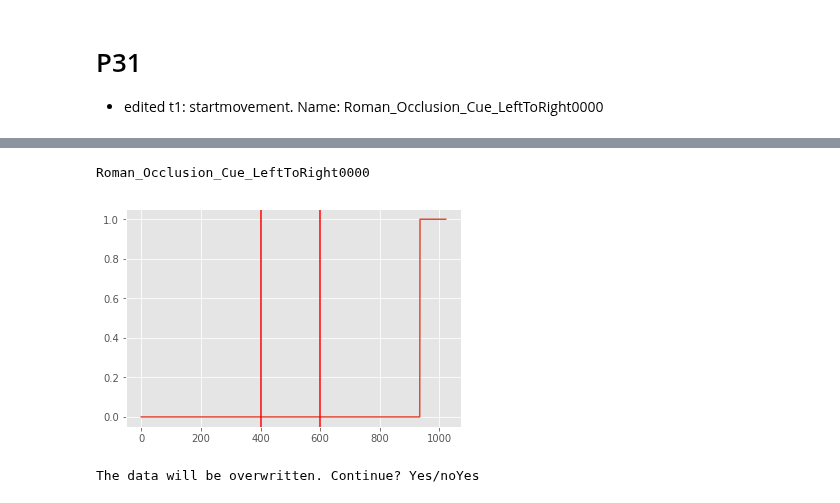
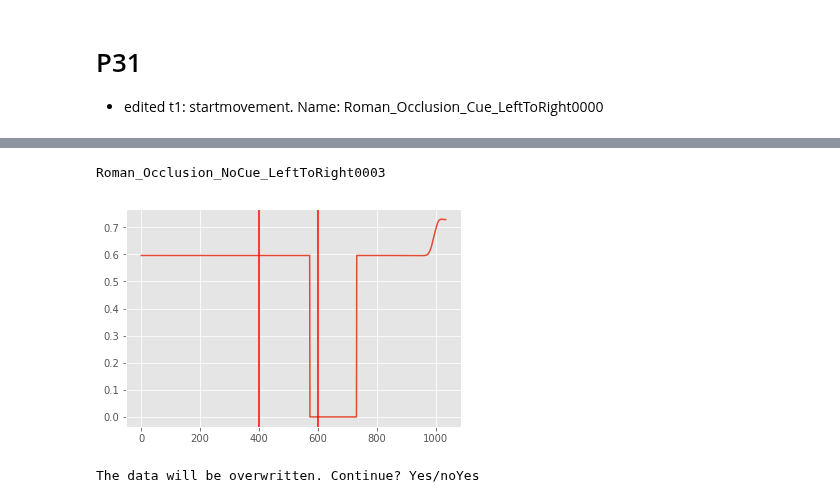
Before and after one commit to Roman-Belenya/perception_and_action, a Jupyter notebook: processing.ipynb, the cells around one changed output, grey strips where cells are left out. Cells and saved outputs as stored; diff of their text form; code cells hidden in the pictures.

```diff
--- a/processing.ipynb
+++ b/processing.ipynb
@@ -319,15 +329,23 @@ d_clean['P31']['trials']['t1']['startmovement'] = tuple(curve)
+# %%
+d_clean['P35'] = d['P35']
+
+del d_clean['P35']['trials']['t2']
+del d_clean['P35']['trials']['t11']
+del d_clean['P35']['trials']['t15']
+del d_clean['P35']['trials']['t24']
+del d_clean['P35']['trials']['t31']
 # %%
-trial = d_clean['P31']['trials']['t1']
+trial = d_clean['P35']['trials']['t15']
 
 print trial['name']
 
-plt.plot(trial['startmovement'])
+plt.plot(trial['index8x'])
 plt.axvline(400, color = 'red')
 plt.axvline(600, color = 'red')
 plt.show()
 # %% [output]
-Roman_Occlusion_Cue_LeftToRight0000
+Roman_Occlusion_NoCue_LeftToRight0003
-[figure, old version]
+[figure, new version]
 # %%
 manual_save_data(d_clean, 'clean_data.pkl')
 # %% [output]
```
Also changed, not shown: parts of 2 cells of this notebook, 2 other files.
